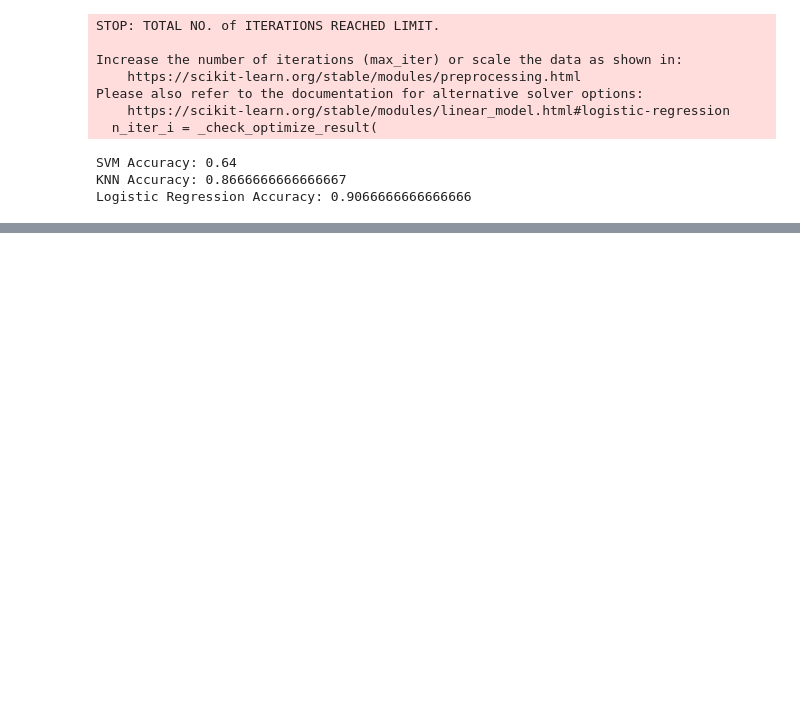
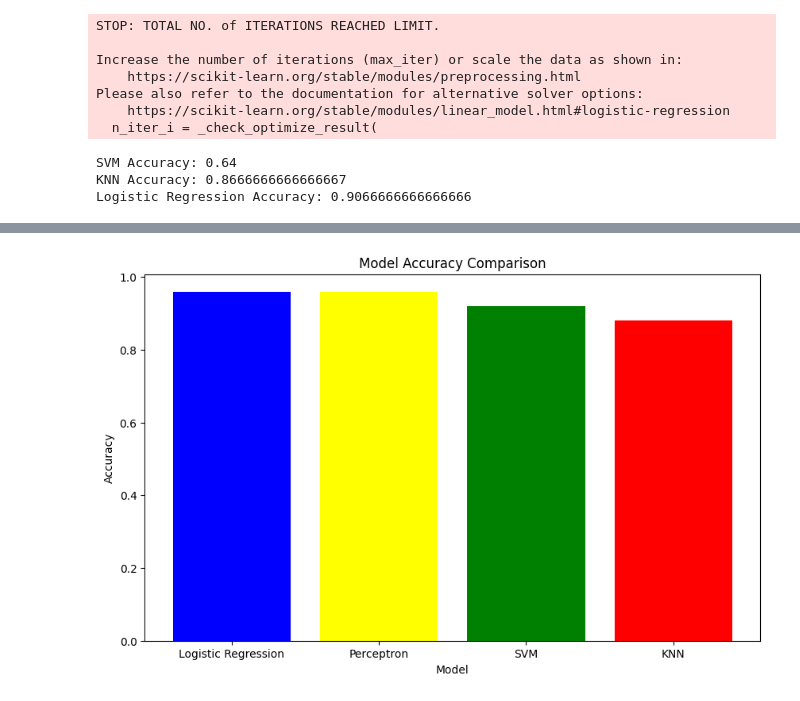
Before and after one commit to PrashanthiThirunahari/STAT_ML_B50_2495, a Jupyter notebook: STML_DATASET_PROJECT.ipynb, the cells around one changed output, grey strips where cells are left out. Drawn from its saved outputs; the diff is of its cells as text; code cells hidden in the pictures; blank space fills up the shorter version.

```diff
--- a/STML_DATASET_PROJECT.ipynb
+++ b/STML_DATASET_PROJECT.ipynb
@@ -634,3 +606,38 @@ models = {
       "Logistic Regression": LogisticRegression(random_state=42)
 
 }
+# %%
+from sklearn.utils import resample
+from collections import Counter
+from scipy.stats import mode
+from sklearn.preprocessing import StandardScaler
+from sklearn.metrics import accuracy_score, classification_report
+
+scaler = StandardScaler()
+x_train_scaled = scaler.fit_transform(x_train)
+x_test_scaled = scaler.transform(x_test)
+models = {
+'Logistic Regression': LogisticRegression(),
+'Perceptron': Perceptron(),
+'SVM': SVC(),
+'KNN':KNeighborsClassifier()
+}
+n_bootstrap_samples = 10
+model_predictions = {model_name: [] for model_name in models}
+for model_name, model in models.items():
+    bootstrap_preds = []
+    for i in range(n_bootstrap_samples):
+        x_resampled, y_resampled = resample(x_train_scaled, y_train)
+        model.fit(x_resampled, y_resampled)
+        y_pred = model.predict(x_test_scaled)
+        bootstrap_preds.append(y_pred)
+    final_preds = []
+    for i in range(len(bootstrap_preds[0])):
+        pred = [bootstrap_preds[j][i]
+                for j in range(len(bootstrap_preds))]
+        final_preds.append(Counter(pred).most_common(1)[0][0])
+    model_predictions[model_name] = final_preds
+for model_name, y_pred in model_predictions.items():
+    print(model_name)
+    print("Accuracy:", accuracy_score(y_test, y_pred))
+    print("Classification Report:\n", classification_report(y_test, y_pred))
@@ -675,0 +680,12 @@ for name, scores in bootstrap_scores.items():
+# %%
+import matplotlib.pyplot as plt
+model_names = list(model_predictions.keys())
+accuracies = [accuracy_score(y_test, y_pred) for y_pred in model_predictions.values()]
+plt.figure(figsize=(10, 6))
+plt.bar(model_names, accuracies, color=['blue', 'yellow','green','red'])
+plt.xlabel('Model')
+plt.ylabel('Accuracy')
+plt.title('Model Accuracy Comparison')
+plt.show()
+# %% [output]
+[figure, added]
```
Also changed, not shown: parts of 30 cells of this notebook.
